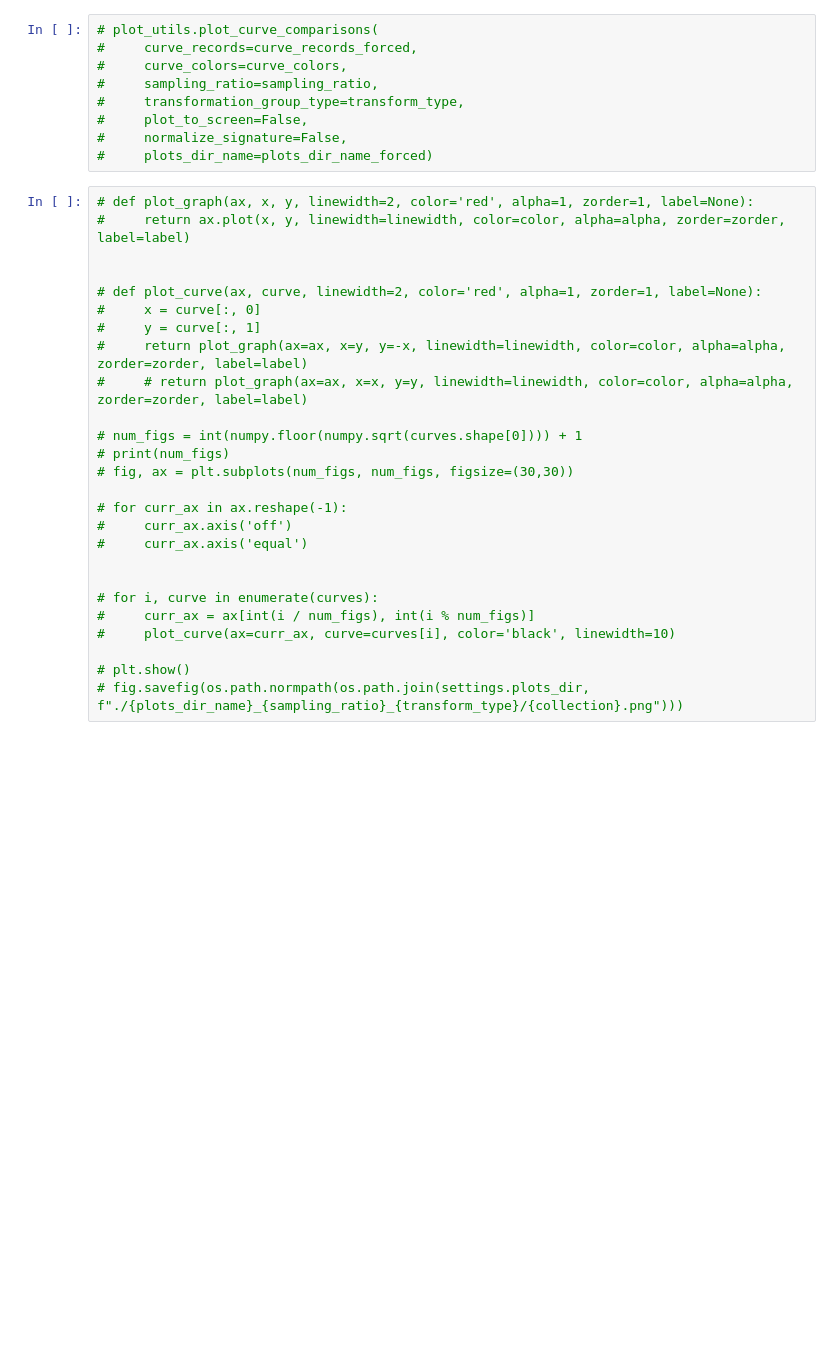
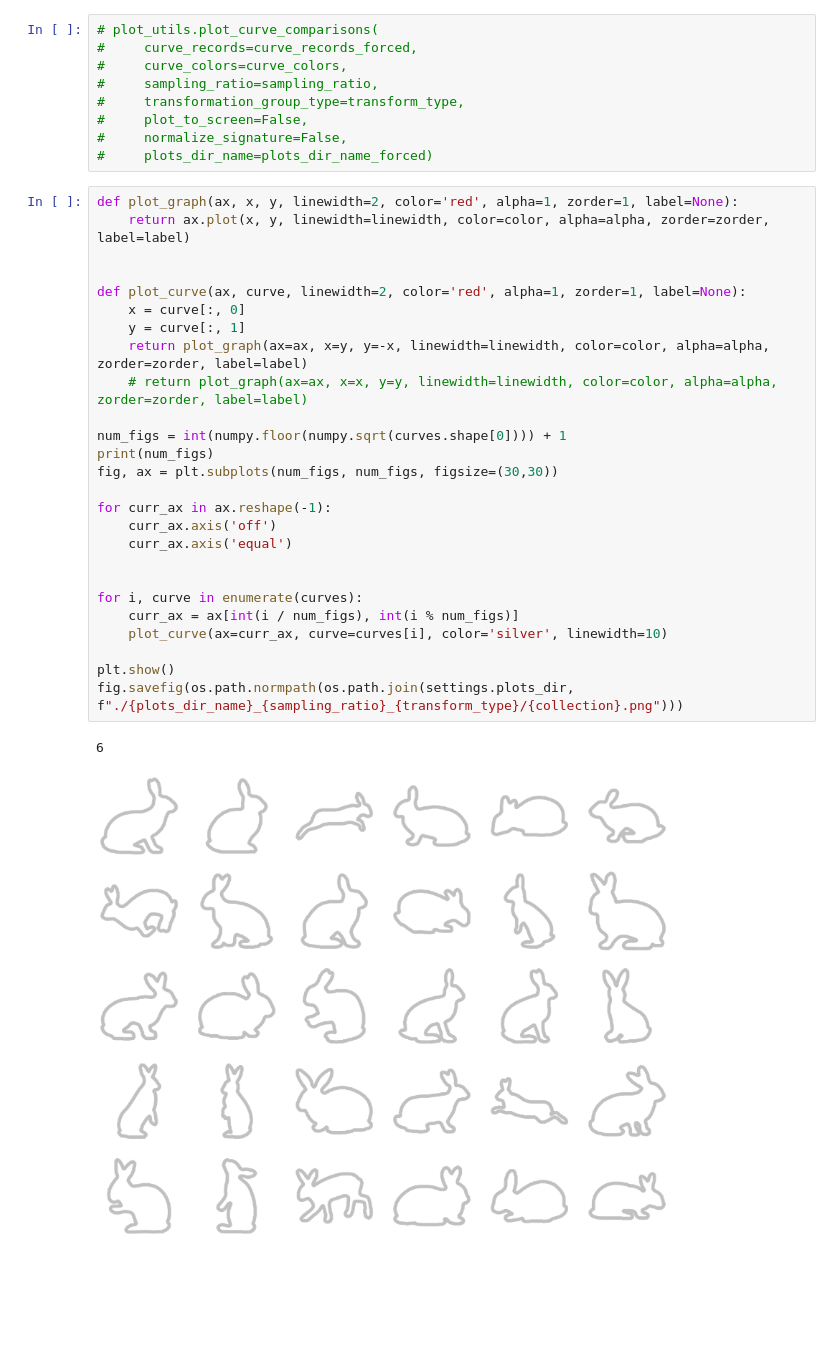
Before and after one commit to royvelich/deep-signature, a Jupyter notebook: notebooks/level_curves/qualitative_evaluation_collections.ipynb, the cells around one changed output. Cells and saved outputs as stored; diff of their text form; blank space fills up the shorter version.

```diff
--- a/notebooks/level_curves/qualitative_evaluation_collections.ipynb
+++ b/notebooks/level_curves/qualitative_evaluation_collections.ipynb
@@ -110,28 +110,31 @@ plot_utils.plot_curve_comparisons(
 #     normalize_signature=False,
 #     plots_dir_name=plots_dir_name_forced)
 # %%
-# def plot_graph(ax, x, y, linewidth=2, color='red', alpha=1, zorder=1, label=None):
-#     return ax.plot(x, y, linewidth=linewidth, color=color, alpha=alpha, zorder=zorder, label=label)
+def plot_graph(ax, x, y, linewidth=2, color='red', alpha=1, zorder=1, label=None):
+    return ax.plot(x, y, linewidth=linewidth, color=color, alpha=alpha, zorder=zorder, label=label)
 
 
-# def plot_curve(ax, curve, linewidth=2, color='red', alpha=1, zorder=1, label=None):
-#     x = curve[:, 0]
-#     y = curve[:, 1]
-#     return plot_graph(ax=ax, x=y, y=-x, linewidth=linewidth, color=color, alpha=alpha, zorder=zorder, label=label)
-#     # return plot_graph(ax=ax, x=x, y=y, linewidth=linewidth, color=color, alpha=alpha, zorder=zorder, label=label)
+def plot_curve(ax, curve, linewidth=2, color='red', alpha=1, zorder=1, label=None):
+    x = curve[:, 0]
+    y = curve[:, 1]
+    return plot_graph(ax=ax, x=y, y=-x, linewidth=linewidth, color=color, alpha=alpha, zorder=zorder, label=label)
+    # return plot_graph(ax=ax, x=x, y=y, linewidth=linewidth, color=color, alpha=alpha, zorder=zorder, label=label)
 
-# num_figs = int(numpy.floor(numpy.sqrt(curves.shape[0]))) + 1
-# print(num_figs)
-# fig, ax = plt.subplots(num_figs, num_figs, figsize=(30,30))
+num_figs = int(numpy.floor(numpy.sqrt(curves.shape[0]))) + 1
+print(num_figs)
+fig, ax = plt.subplots(num_figs, num_figs, figsize=(30,30))
 
-# for curr_ax in ax.reshape(-1):
-#     curr_ax.axis('off')
-#     curr_ax.axis('equal')
+for curr_ax in ax.reshape(-1):
+    curr_ax.axis('off')
+    curr_ax.axis('equal')
 
 
-# for i, curve in enumerate(curves):
-#     curr_ax = ax[int(i / num_figs), int(i % num_figs)]
-#     plot_curve(ax=curr_ax, curve=curves[i], color='black', linewidth=10)
+for i, curve in enumerate(curves):
+    curr_ax = ax[int(i / num_figs), int(i % num_figs)]
+    plot_curve(ax=curr_ax, curve=curves[i], color='silver', linewidth=10)
 
-# plt.show()
-# fig.savefig(os.path.normpath(os.path.join(settings.plots_dir, f"./{plots_dir_name}_{sampling_ratio}_{transform_type}/{collection}.png")))
+plt.show()
+fig.savefig(os.path.normpath(os.path.join(settings.plots_dir, f"./{plots_dir_name}_{sampling_ratio}_{transform_type}/{collection}.png")))
+# %% [output]
+6
+[figure, added]
```
Also changed, not shown: parts of 2 cells of this notebook, 4 other files.
